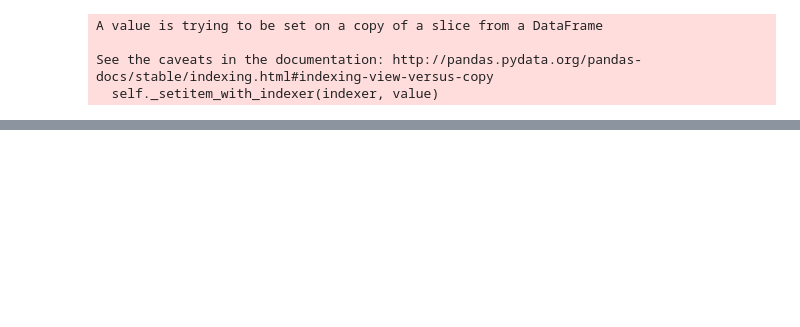
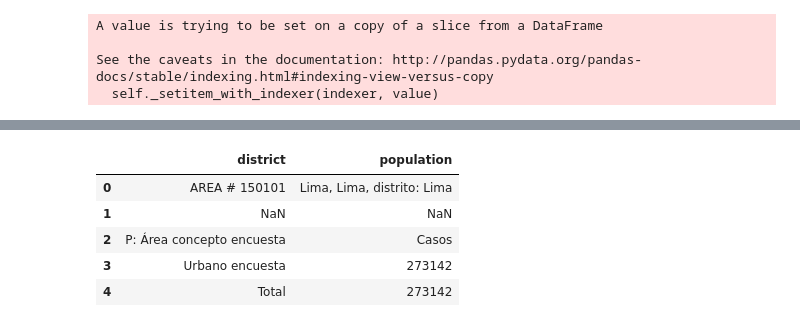
Before and after one commit to luisesanmartin/data-vis-public-policy-course, a Jupyter notebook: notebooks/grouping districts of lima.ipynb, the cells around one changed output, grey strips where cells are left out. Drawn from its saved outputs; the diff is of its cells as text; code cells hidden in the pictures; blank space fills up the shorter version.

```diff
--- a/notebooks/grouping districts of lima.ipynb
+++ b/notebooks/grouping districts of lima.ipynb
@@ -117,0 +124,9 @@ districts_lima_df.plot(figsize=(10, 10))
+# %%
+population_df.head()
+# %% [output]
+|  | district | population |
+| 0 | AREA # 150101 | Lima, Lima, distrito: Lima |
+| 1 | NaN | NaN |
+| 2 | P: Área concepto encuesta | Casos |
+| 3 | Urbano encuesta | 273142 |
+| 4 | Total | 273142 |
```
Also changed, not shown: parts of 18 cells of this notebook.
